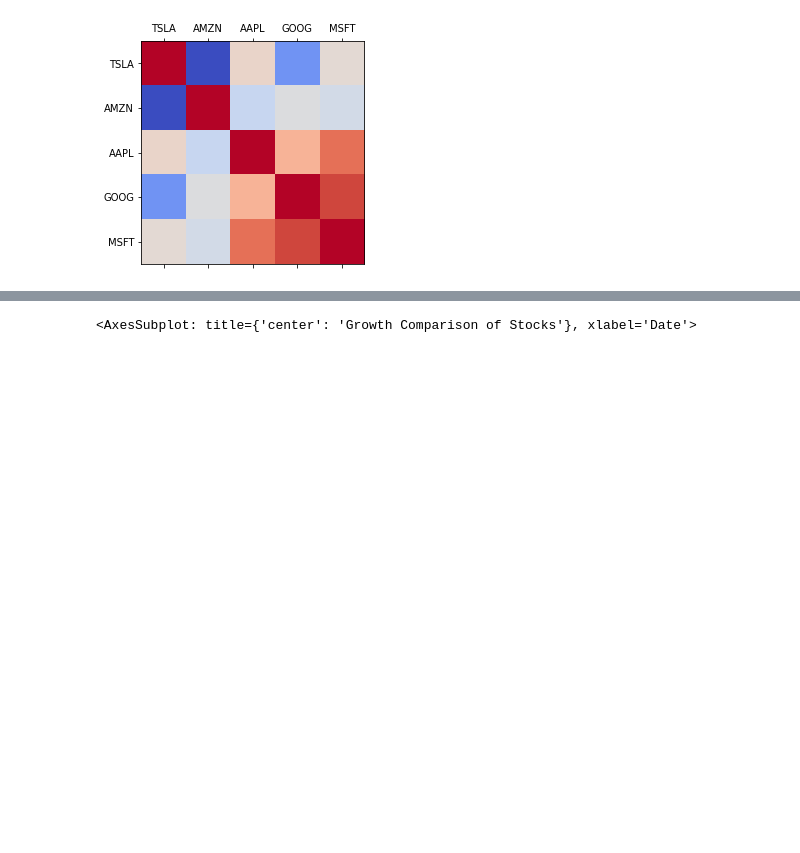
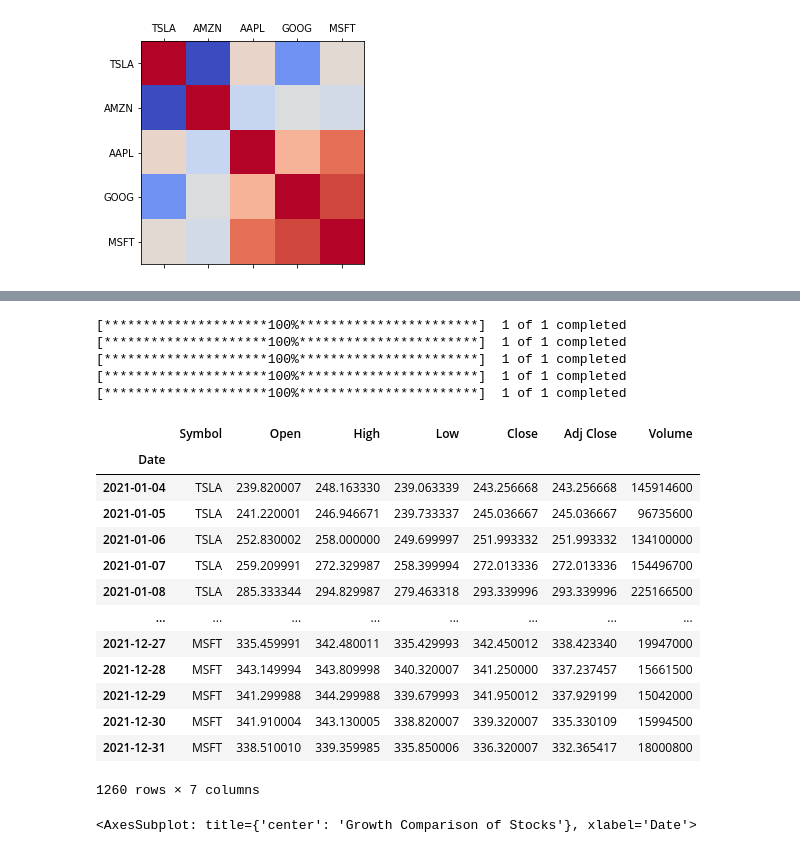
Before and after one commit to Lester-723/Data-Analytics-Projects-, a Jupyter notebook: Securities Analysis Project/Analysis_of_Big_data_stock.ipynb, the cells around one changed output, grey strips where cells are left out. Saved outputs shown, nothing was run; the diff lists cells and outputs as text; code cells hidden in the pictures; blank space fills up the shorter version.

```diff
--- a/Securities Analysis Project/Analysis_of_Big_data_stock.ipynb
+++ b/Securities Analysis Project/Analysis_of_Big_data_stock.ipynb
@@ -83,3 +92,25 @@ array([<AxesSubplot: ylabel='Frequency'>,
+# %%
+securities.merged_data()
+# %% [output]
+[*********************100%***********************]  1 of 1 completed
+[*********************100%***********************]  1 of 1 completed
+[*********************100%***********************]  1 of 1 completed
+[*********************100%***********************]  1 of 1 completed
+[*********************100%***********************]  1 of 1 completed
+|  | Symbol | Open | High | Low | Close | Adj Close | Volume |
+| Date |  |  |  |  |  |  |  |
+| 2021-01-04 | TSLA | 239.820007 | 248.163330 | 239.063339 | 243.256668 | 243.256668 | 145914600 |
+| 2021-01-05 | TSLA | 241.220001 | 246.946671 | 239.733337 | 245.036667 | 245.036667 | 96735600 |
+| 2021-01-06 | TSLA | 252.830002 | 258.000000 | 249.699997 | 251.993332 | 251.993332 | 134100000 |
+| 2021-01-07 | TSLA | 259.209991 | 272.329987 | 258.399994 | 272.013336 | 272.013336 | 154496700 |
+| 2021-01-08 | TSLA | 285.333344 | 294.829987 | 279.463318 | 293.339996 | 293.339996 | 225166500 |
+| ... | ... | ... | ... | ... | ... | ... | ... |
+| 2021-12-27 | MSFT | 335.459991 | 342.480011 | 335.429993 | 342.450012 | 338.423340 | 19947000 |
+| 2021-12-28 | MSFT | 343.149994 | 343.809998 | 340.320007 | 341.250000 | 337.237457 | 15661500 |
+| 2021-12-29 | MSFT | 341.299988 | 344.299988 | 339.679993 | 341.950012 | 337.929199 | 15042000 |
+| 2021-12-30 | MSFT | 341.910004 | 343.130005 | 338.820007 | 339.320007 | 335.330109 | 15994500 |
+| 2021-12-31 | MSFT | 338.510010 | 339.359985 | 335.850006 | 336.320007 | 332.365417 | 18000800 |
+1260 rows × 7 columns
 # %%
 securities.normalization()
 # %% [output]
```
Also changed, not shown: parts of 10 cells of this notebook, 3 other files.
